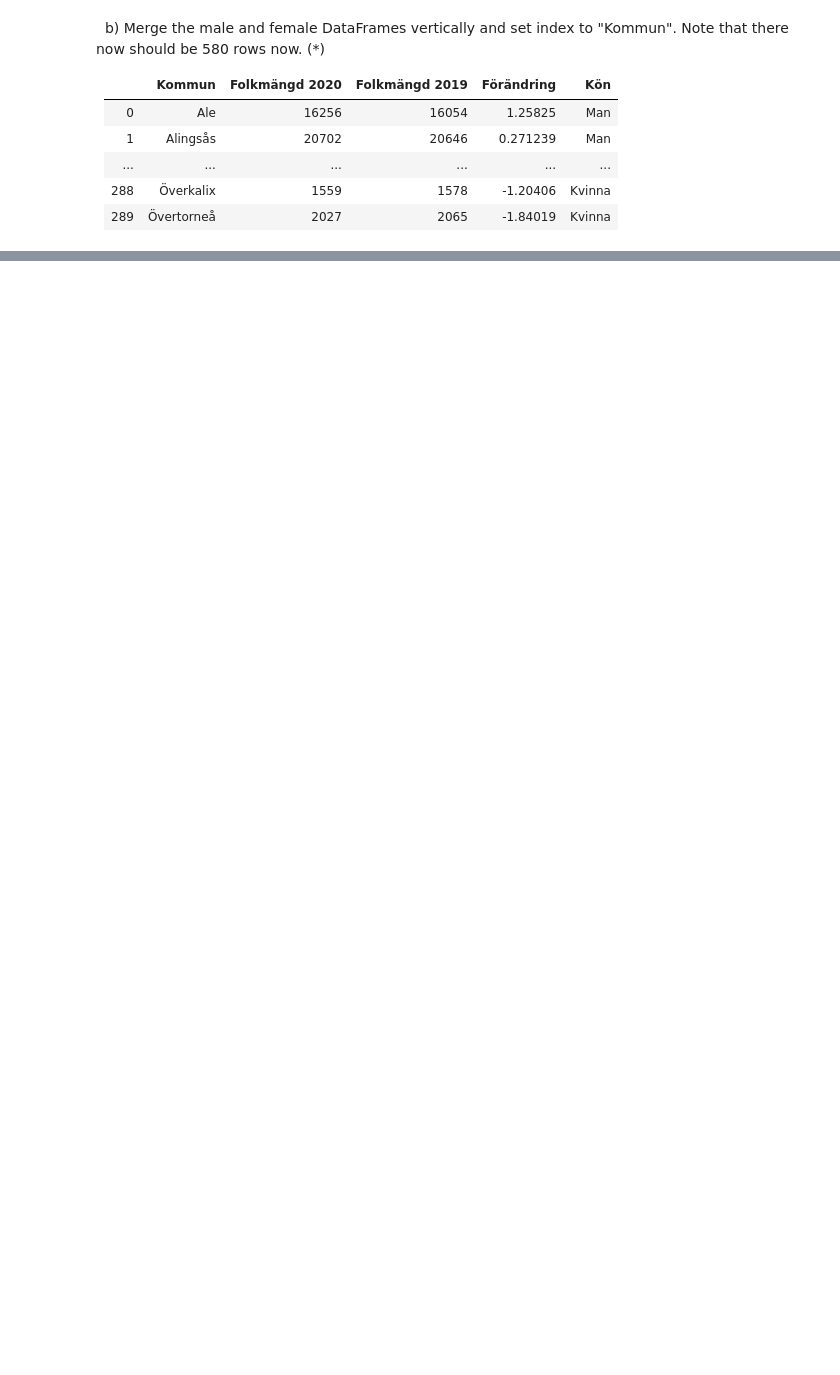
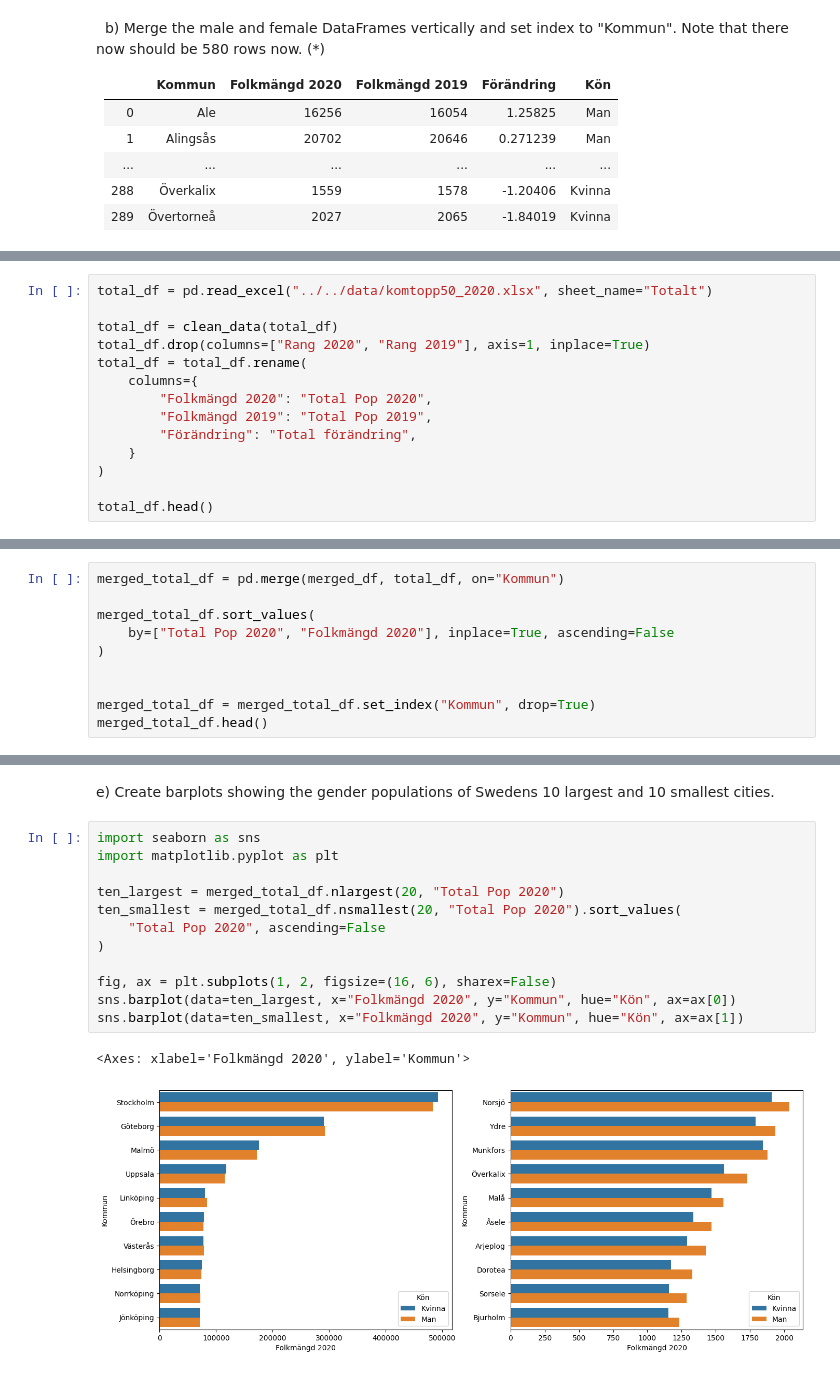
Before and after one commit to Gremlet/databehandling-course, a Jupyter notebook: Exercises/Exercise-00/exercise-00-2-3.ipynb, the cells around one changed output, grey strips where cells are left out. Drawn from its saved outputs; the diff is of its cells as text; blank space fills up the shorter version.

```diff
--- a/Exercises/Exercise-00/exercise-00-2-3.ipynb
+++ b/Exercises/Exercise-00/exercise-00-2-3.ipynb
@@ -143,0 +158,14 @@ merged_df
+# %%
+total_df = pd.read_excel("../../data/komtopp50_2020.xlsx", sheet_name="Totalt")
+
+total_df = clean_data(total_df)
+total_df.drop(columns=["Rang 2020", "Rang 2019"], axis=1, inplace=True)
+total_df = total_df.rename(
+    columns={
+        "Folkmängd 2020": "Total Pop 2020",
+        "Folkmängd 2019": "Total Pop 2019",
+        "Förändring": "Total förändring",
+    }
+)
+
+total_df.head()
@@ -143,0 +189,10 @@ merged_df
+# %%
+merged_total_df = pd.merge(merged_df, total_df, on="Kommun")
+
+merged_total_df.sort_values(
+    by=["Total Pop 2020", "Folkmängd 2020"], inplace=True, ascending=False
+)
+
+
+merged_total_df = merged_total_df.set_index("Kommun", drop=True)
+merged_total_df.head()
@@ -143,0 +207,17 @@ merged_df
+# %% [markdown]
+e) Create barplots showing the gender populations of Swedens 10 largest and 10 smallest cities.
+# %%
+import seaborn as sns
+import matplotlib.pyplot as plt
+
+ten_largest = merged_total_df.nlargest(20, "Total Pop 2020")
+ten_smallest = merged_total_df.nsmallest(20, "Total Pop 2020").sort_values(
+    "Total Pop 2020", ascending=False
+)
+
+fig, ax = plt.subplots(1, 2, figsize=(16, 6), sharex=False)
+sns.barplot(data=ten_largest, x="Folkmängd 2020", y="Kommun", hue="Kön", ax=ax[0])
+sns.barplot(data=ten_smallest, x="Folkmängd 2020", y="Kommun", hue="Kön", ax=ax[1])
+# %% [output]
+<Axes: xlabel='Folkmängd 2020', ylabel='Kommun'>
+[figure, added]
```
Also changed, not shown: parts of 11 cells of this notebook.
